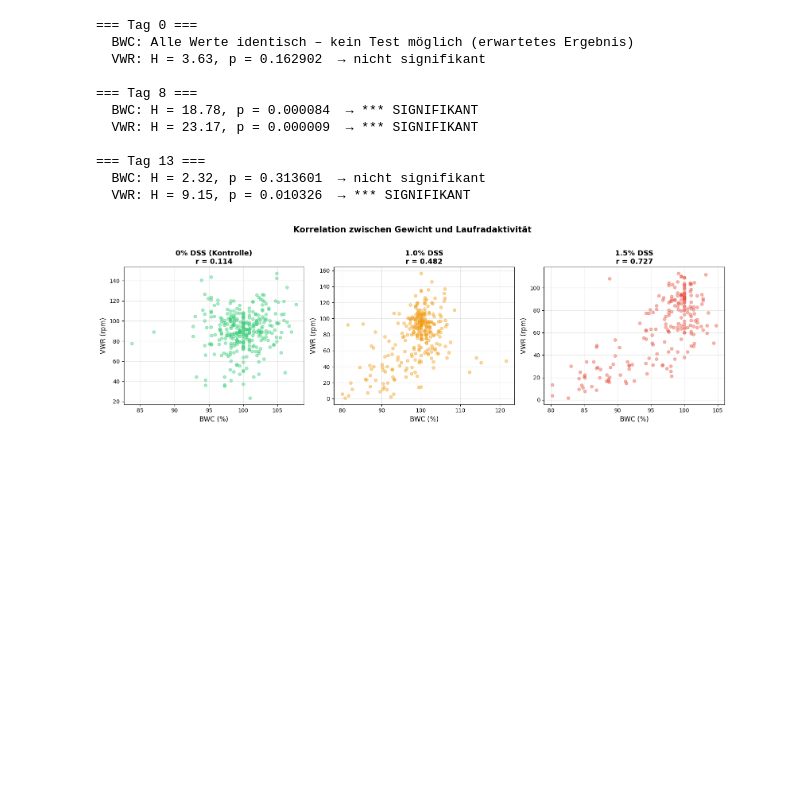
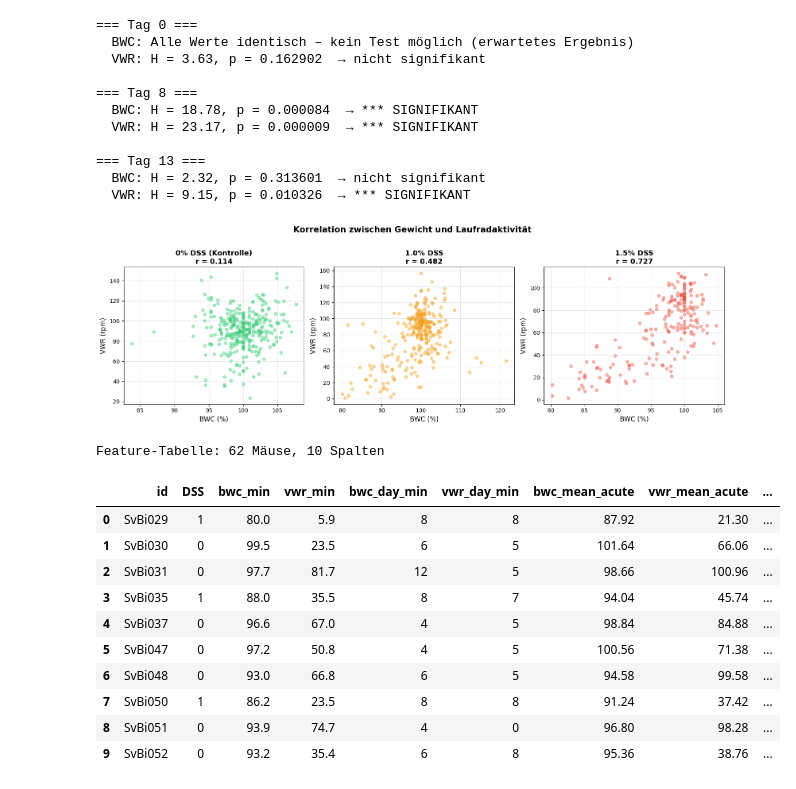
Before and after one commit to sidarkh/Maus-Monitor-ML, a Jupyter notebook: main.ipynb, the cells around one changed output. Saved outputs shown, nothing was run; the diff lists cells and outputs as text; code cells hidden in the pictures; blank space fills up the shorter version.

```diff
--- a/main.ipynb
+++ b/main.ipynb
@@ -181,3 +181,48 @@ plt.tight_layout()
 plt.show()
 # %% [output]
 [figure]
+# %%
+# Feature Engineering: Eine Zeile pro Maus
+features = []
+
+for mouse_id in df['id'].unique():
+    mouse = df[df['id'] == mouse_id]
+    dss = mouse['DSS'].iloc[0]
+
+    # Akute Phase: Tag 5 bis 9
+    acute = mouse[(mouse['day'] >= 5) & (mouse['day'] <= 9)]
+
+    # Letzter Messtag der Maus
+    last_day = mouse['day'].max()
+    last_row = mouse[mouse['day'] == last_day]
+
+    features.append({
+        'id': mouse_id,
+        'DSS': dss,
+        'bwc_min': mouse['bwc'].min(),
+        'vwr_min': mouse['vwr'].min(),
+        'bwc_day_min': mouse.loc[mouse['bwc'].idxmin(), 'day'],
+        'vwr_day_min': mouse.loc[mouse['vwr'].idxmin(), 'day'],
+        'bwc_mean_acute': acute['bwc'].mean(),
+        'vwr_mean_acute': acute['vwr'].mean(),
+        'bwc_last': last_row['bwc'].iloc[0],
+        'vwr_last': last_row['vwr'].iloc[0],
+    })
+
+df_features = pd.DataFrame(features)
+print(f"Feature-Tabelle: {df_features.shape[0]} Mäuse, {df_features.shape[1]} Spalten")
+print()
+df_features.head(10)
+# %% [output]
+Feature-Tabelle: 62 Mäuse, 10 Spalten
+|  | id | DSS | bwc_min | vwr_min | bwc_day_min | vwr_day_min | bwc_mean_acute | vwr_mean_acute | ... |
+| 0 | SvBi029 | 1 | 80.0 | 5.9 | 8 | 8 | 87.92 | 21.30 | ... |
+| 1 | SvBi030 | 0 | 99.5 | 23.5 | 6 | 5 | 101.64 | 66.06 | ... |
+| 2 | SvBi031 | 0 | 97.7 | 81.7 | 12 | 5 | 98.66 | 100.96 | ... |
+| 3 | SvBi035 | 1 | 88.0 | 35.5 | 8 | 7 | 94.04 | 45.74 | ... |
+| 4 | SvBi037 | 0 | 96.6 | 67.0 | 4 | 5 | 98.84 | 84.88 | ... |
+| 5 | SvBi047 | 0 | 97.2 | 50.8 | 4 | 5 | 100.56 | 71.38 | ... |
+| 6 | SvBi048 | 0 | 93.0 | 66.8 | 6 | 5 | 94.58 | 99.58 | ... |
+| 7 | SvBi050 | 1 | 86.2 | 23.5 | 8 | 8 | 91.24 | 37.42 | ... |
+| 8 | SvBi051 | 0 | 93.9 | 74.7 | 4 | 0 | 96.80 | 98.28 | ... |
+| 9 | SvBi052 | 0 | 93.2 | 35.4 | 6 | 8 | 95.36 | 38.76 | ... |
```
Also changed, not shown: parts of 4 cells of this notebook, 1 other file.
